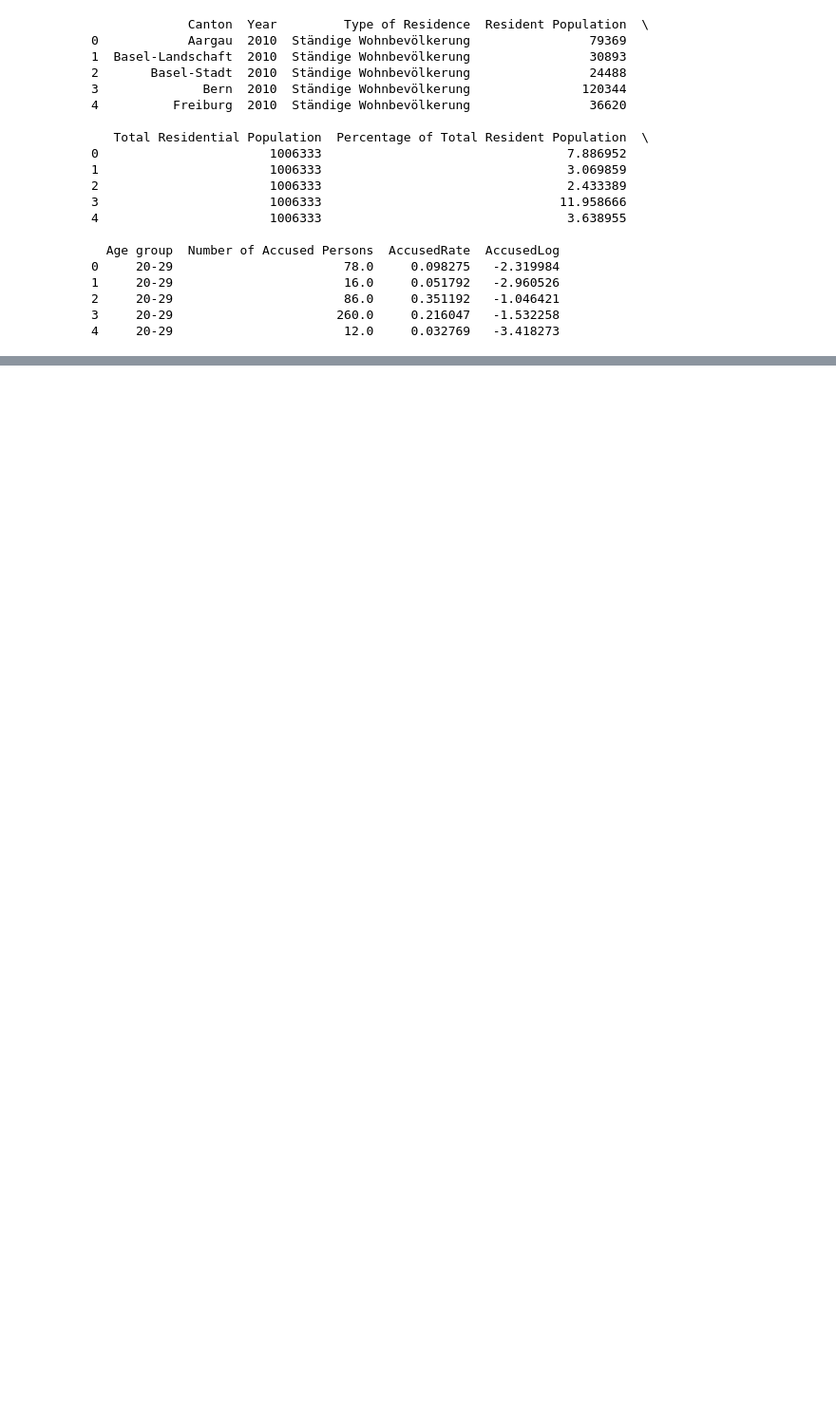
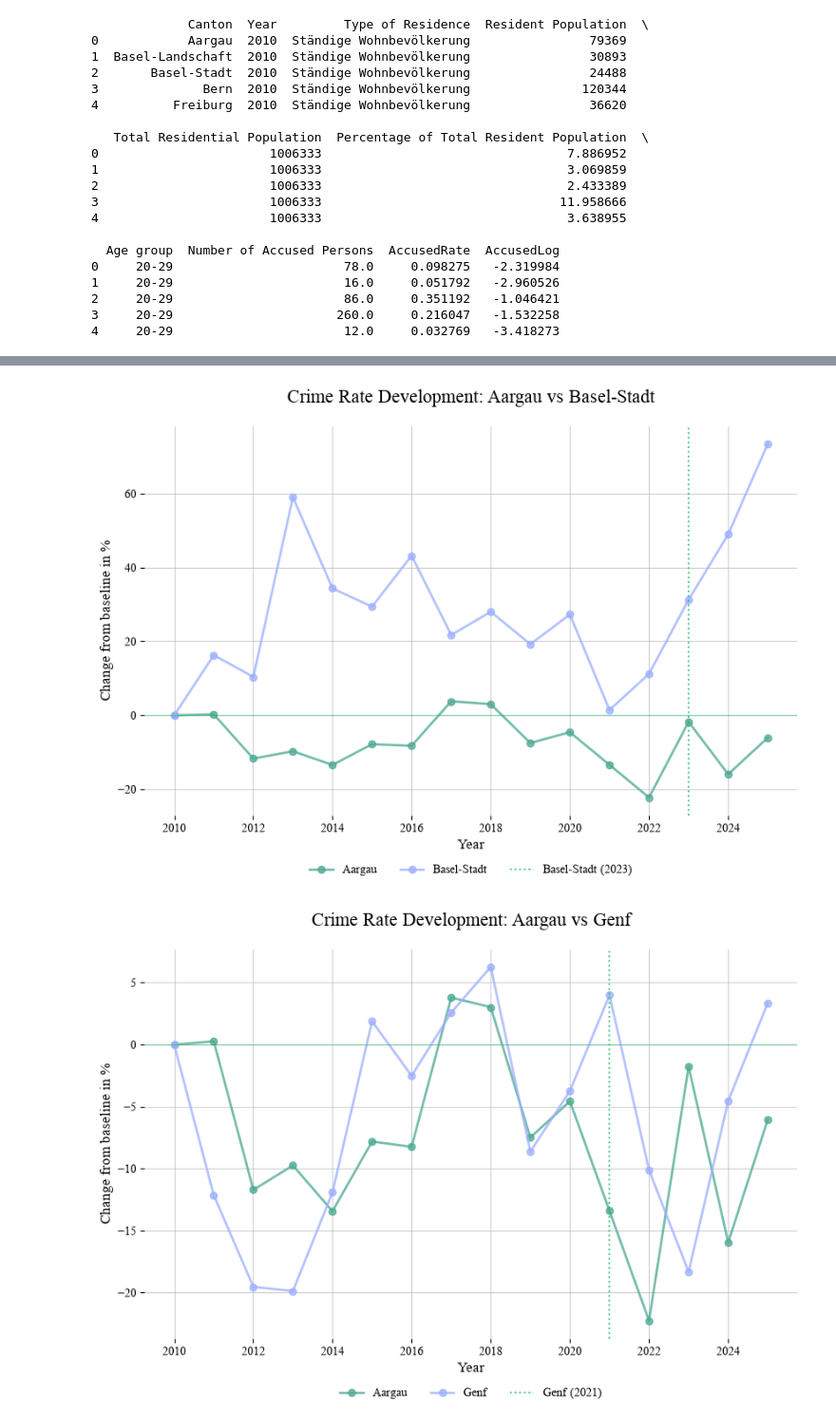
Before and after one commit to GianlucaZumbuehl/Python-Project-HS26-Criminality-and-Minimum-Wage, a Jupyter notebook: Group_project_part_annette/Visualisations/parallel_trend_vis_final.ipynb, the cells around one changed output, grey strips where cells are left out. Shown at 95% size. Saved outputs shown, nothing was run; the diff lists cells and outputs as text; code cells hidden in the pictures; blank space fills up the shorter version.

Commit message:
normalized data parallel-trends

```diff
--- a/Group_project_part_annette/Visualisations/parallel_trend_vis_final.ipynb
+++ b/Group_project_part_annette/Visualisations/parallel_trend_vis_final.ipynb
@@ -251,0 +264,78 @@ for canton1, canton2 in combinations:
+# %%
+#WITH LOG ACCUSED RATE
+
+plt.rcParams['font.family'] = 'Times New Roman'
+colour1 = "#14BC60C5"
+colour2 = "#14BC60C5"
+colour_cantons = {
+    "Aargau":           "#4EA994C5",  # purple
+    "Basel-Stadt":      "#9EB0FFC5",  # yellow-green
+    "Bern":             "#CE8E4FC5",  # orange
+    "Genf":             "#9EB0FFC5",  # red
+    "Luzern":           "#4F4FCEC5",  # indigo
+    "Neuenburg":        "#9EB0FFC5",  # light blue
+    "Solothurn":        "#CE4FA2C5",  # pink
+    "St. Gallen":       "#4FCEC6C5",  # cyan
+    "Thurgau":          "#7F7F7FC5",  # gray
+    "Wallis":           "#4FCE4FC5",  # green
+    }
+
+for canton1, canton2 in combinations:
+
+  # 1. Filtering subset for the current pair of cantons
+  subset = data[data['Canton'].isin([canton1, canton2])]
+
+  # 2. Creating canvas
+  plt.figure(figsize=(10, 6))
+
+  # 3. Ploting both cantons onto same graph
+  for canton in [canton1, canton2]:
+    canton_data = subset[subset['Canton'] == canton]
+    base_value = canton_data['AccusedLog'].iloc[0]
+    canton_data['NormalizedChange'] = ((canton_data['AccusedLog'] - base_value) / base_value) * 100
+
+    plt.plot(
+        canton_data['Year'],
+        canton_data['NormalizedChange'],
+        marker='o',
+        color=colour_cantons[canton],
+        linewidth=2,
+        label=canton)
+  if 'Basel-Stadt' in [canton1, canton2]: #adding dotted line for minimum-wage-introduction
+    plt.axvline(
+      x=2023,
+      color=colour1,
+      linestyle='dotted',
+      linewidth=1.5,
+      label='Basel-Stadt (2023)')
+  elif 'Genf' in [canton1, canton2]:
+    plt.axvline(
+      x=2021,
+      color=colour1,
+      linestyle='dotted',
+      linewidth=1.5,
+      label='Genf (2021)')
+  elif 'Neuenburg' in [canton1, canton2]:
+    plt.axvline(
+      x=2018,
+     color=colour1,
+      linestyle='dotted',
+      linewidth=1.5,
+      label='Genf (2018)')
+
+
+
+
+  # 4. Add titles, labels, and show the plot
+  plt.title(f'Crime Rate Development: {canton1} vs {canton2}', fontsize=16, pad = 20)
+  plt.xlabel('Year', fontsize=12)
+  plt.ylabel('Change from baseline in %', fontsize=12)
+  plt.axhline(0, color=colour2, linewidth=0.8, linestyle='-', alpha=0.5) #adding line to see baseline
+  plt.legend(loc='upper center', bbox_to_anchor=(0.5, -0.10), ncol=3, frameon=False )
+  plt.grid(True, linestyle='-', alpha=0.6)
+  for spine in plt.gca().spines.values():
+    spine.set_visible(False)
+  plt.show()
+# %% [output]
+[figure, added]
+[figure, added]
```
Also changed, not shown: parts of 5 cells of this notebook, 1 other file.
